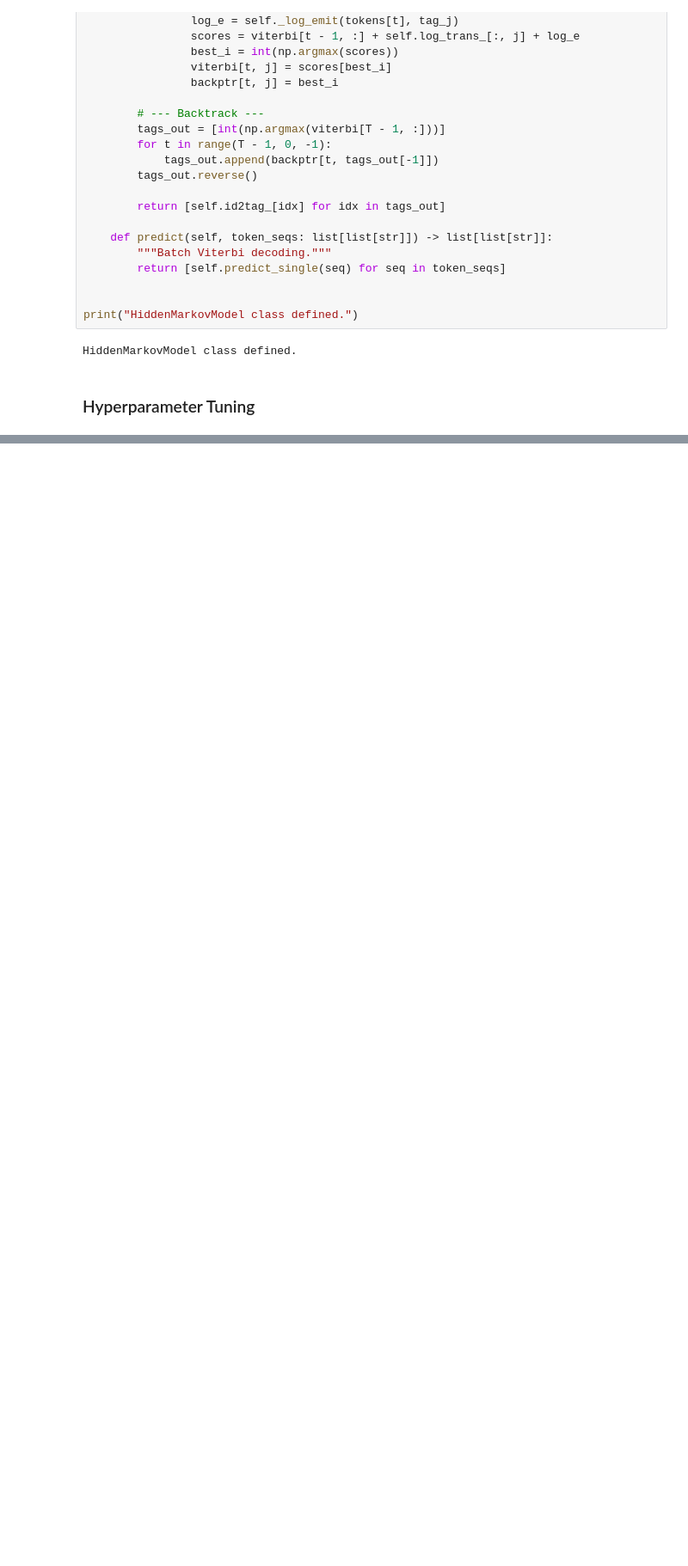
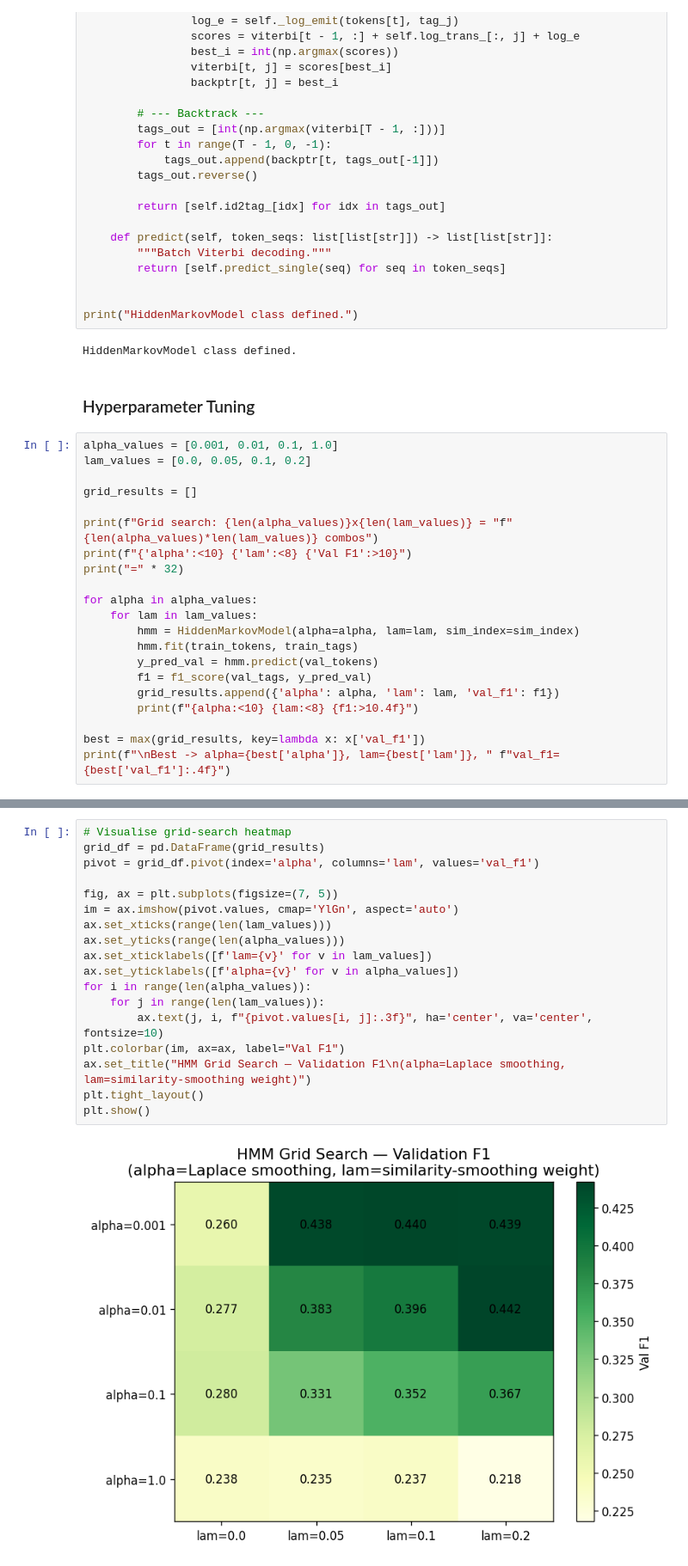
Before and after one commit to michellaprojects/nlp-ner, a Jupyter notebook: notebooks/Modelling/HMM.ipynb, the cells around one changed output, grey strips where cells are left out. Shown at 86% size. Saved outputs shown, nothing was run; the diff lists cells and outputs as text; blank space fills up the shorter version.

```diff
--- a/notebooks/Modelling/HMM.ipynb
+++ b/notebooks/Modelling/HMM.ipynb
@@ -324,3 +324,24 @@ print("HiddenMarkovModel class defined.")
 HiddenMarkovModel class defined.
 # %% [markdown]
 ### Hyperparameter Tuning
+# %%
+alpha_values = [0.001, 0.01, 0.1, 1.0]
+lam_values = [0.0, 0.05, 0.1, 0.2]
+
+grid_results = []
+
+print(f"Grid search: {len(alpha_values)}x{len(lam_values)} = "f"{len(alpha_values)*len(lam_values)} combos")
+print(f"{'alpha':<10} {'lam':<8} {'Val F1':>10}")
+print("=" * 32)
+
+for alpha in alpha_values:
+    for lam in lam_values:
+        hmm = HiddenMarkovModel(alpha=alpha, lam=lam, sim_index=sim_index)
+        hmm.fit(train_tokens, train_tags)
+        y_pred_val = hmm.predict(val_tokens)
+        f1 = f1_score(val_tags, y_pred_val)
+        grid_results.append({'alpha': alpha, 'lam': lam, 'val_f1': f1})
+        print(f"{alpha:<10} {lam:<8} {f1:>10.4f}")
+
+best = max(grid_results, key=lambda x: x['val_f1'])
+print(f"\nBest -> alpha={best['alpha']}, lam={best['lam']}, " f"val_f1={best['val_f1']:.4f}")
@@ -326,0 +366,20 @@ HiddenMarkovModel class defined.
+# %%
+# Visualise grid-search heatmap
+grid_df = pd.DataFrame(grid_results)
+pivot = grid_df.pivot(index='alpha', columns='lam', values='val_f1')
+
+fig, ax = plt.subplots(figsize=(7, 5))
+im = ax.imshow(pivot.values, cmap='YlGn', aspect='auto')
+ax.set_xticks(range(len(lam_values)))
+ax.set_yticks(range(len(alpha_values)))
+ax.set_xticklabels([f'lam={v}' for v in lam_values])
+ax.set_yticklabels([f'alpha={v}' for v in alpha_values])
+for i in range(len(alpha_values)):
+    for j in range(len(lam_values)):
+        ax.text(j, i, f"{pivot.values[i, j]:.3f}", ha='center', va='center', fontsize=10)
+plt.colorbar(im, ax=ax, label="Val F1")
+ax.set_title("HMM Grid Search — Validation F1\n(alpha=Laplace smoothing, lam=similarity-smoothing weight)")
+plt.tight_layout()
+plt.show()
+# %% [output]
+[figure, added]
```
Also changed, not shown: parts of 1 cell of this notebook.
